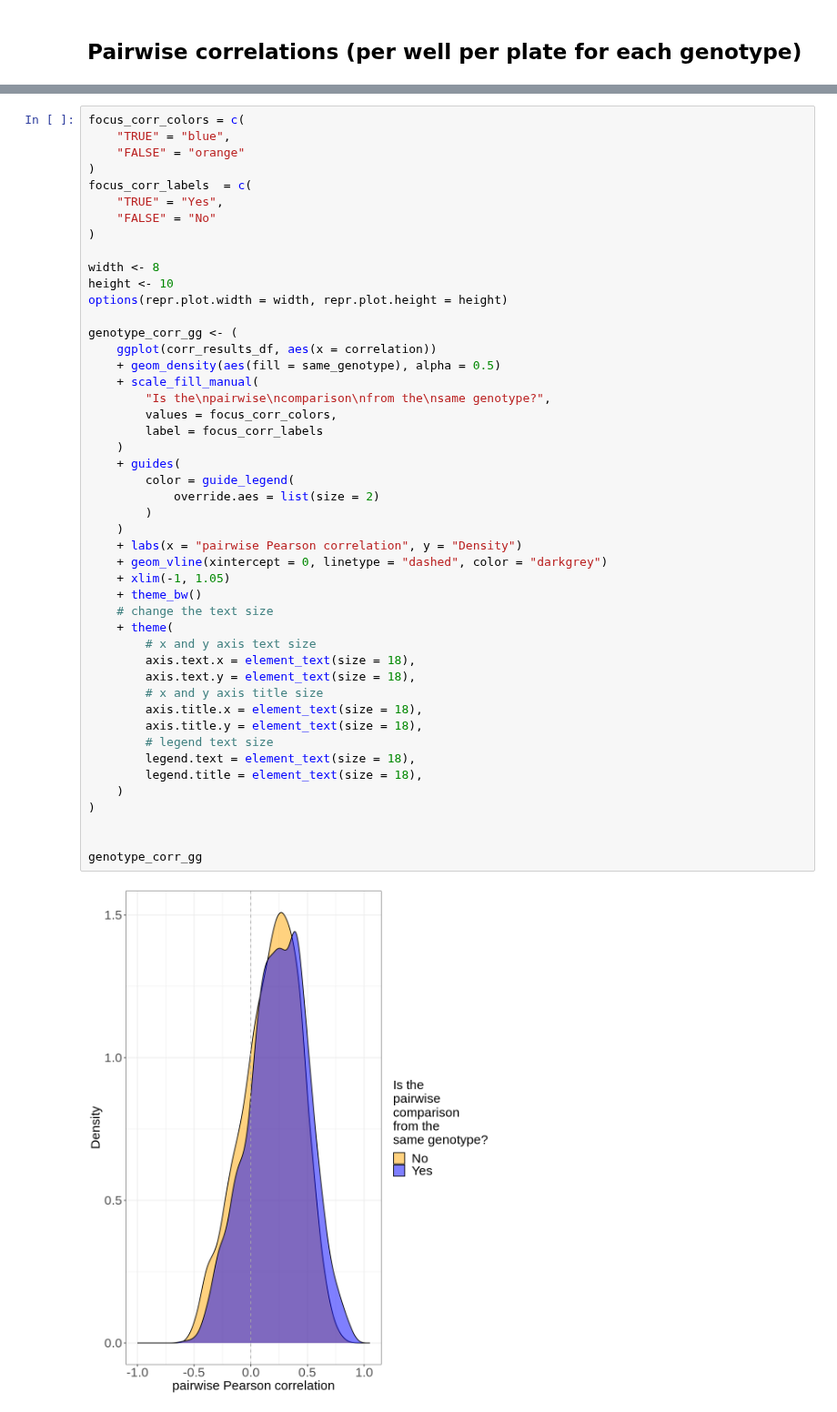
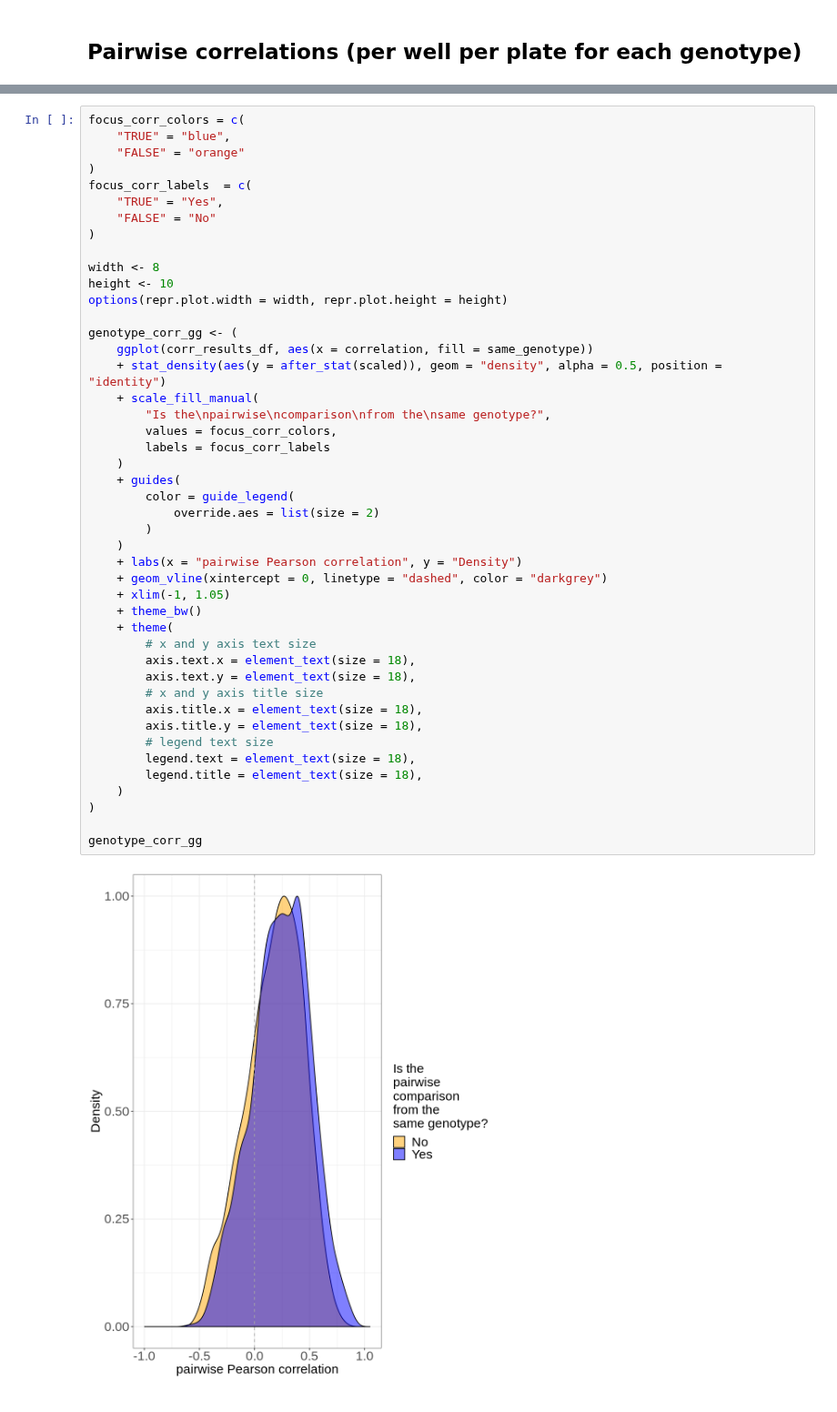
Before and after one commit to WayScience/NF1_SchwannCell_data_analysis, a Jupyter notebook: 3.figures/main_figure_2/main_figure_2.ipynb, the cells around one changed output, grey strips where cells are left out. Shown at 91% size. Drawn from its saved outputs; the diff is of its cells as text.

Commit message:
update density plot scale

```diff
--- a/3.figures/main_figure_2/main_figure_2.ipynb
+++ b/3.figures/main_figure_2/main_figure_2.ipynb
@@ -192,40 +192,38 @@ height <- 10
 options(repr.plot.width = width, repr.plot.height = height)
 
 genotype_corr_gg <- (
-    ggplot(corr_results_df, aes(x = correlation))
-    + geom_density(aes(fill = same_genotype), alpha = 0.5)
+    ggplot(corr_results_df, aes(x = correlation, fill = same_genotype))
+    + stat_density(aes(y = after_stat(scaled)), geom = "density", alpha = 0.5, position = "identity")
     + scale_fill_manual(
         "Is the\npairwise\ncomparison\nfrom the\nsame genotype?",
         values = focus_corr_colors,
-        label = focus_corr_labels
+        labels = focus_corr_labels
     )
     + guides(
         color = guide_legend(
             override.aes = list(size = 2)
         )
     )
     + labs(x = "pairwise Pearson correlation", y = "Density")
     + geom_vline(xintercept = 0, linetype = "dashed", color = "darkgrey")
     + xlim(-1, 1.05)
     + theme_bw()
-    # change the text size
     + theme(
         # x and y axis text size
         axis.text.x = element_text(size = 18),
         axis.text.y = element_text(size = 18),
         # x and y axis title size
         axis.title.x = element_text(size = 18),
         axis.title.y = element_text(size = 18),
         # legend text size
         legend.text = element_text(size = 18),
         legend.title = element_text(size = 18),
     )
 )
 
-
 genotype_corr_gg
 # %% [output]
-[figure, old version]
+[figure, new version]
 # %%
 align_plot <- (
     histogram_plot |
```
Also changed, not shown: parts of 2 cells of this notebook, 1 other file.
